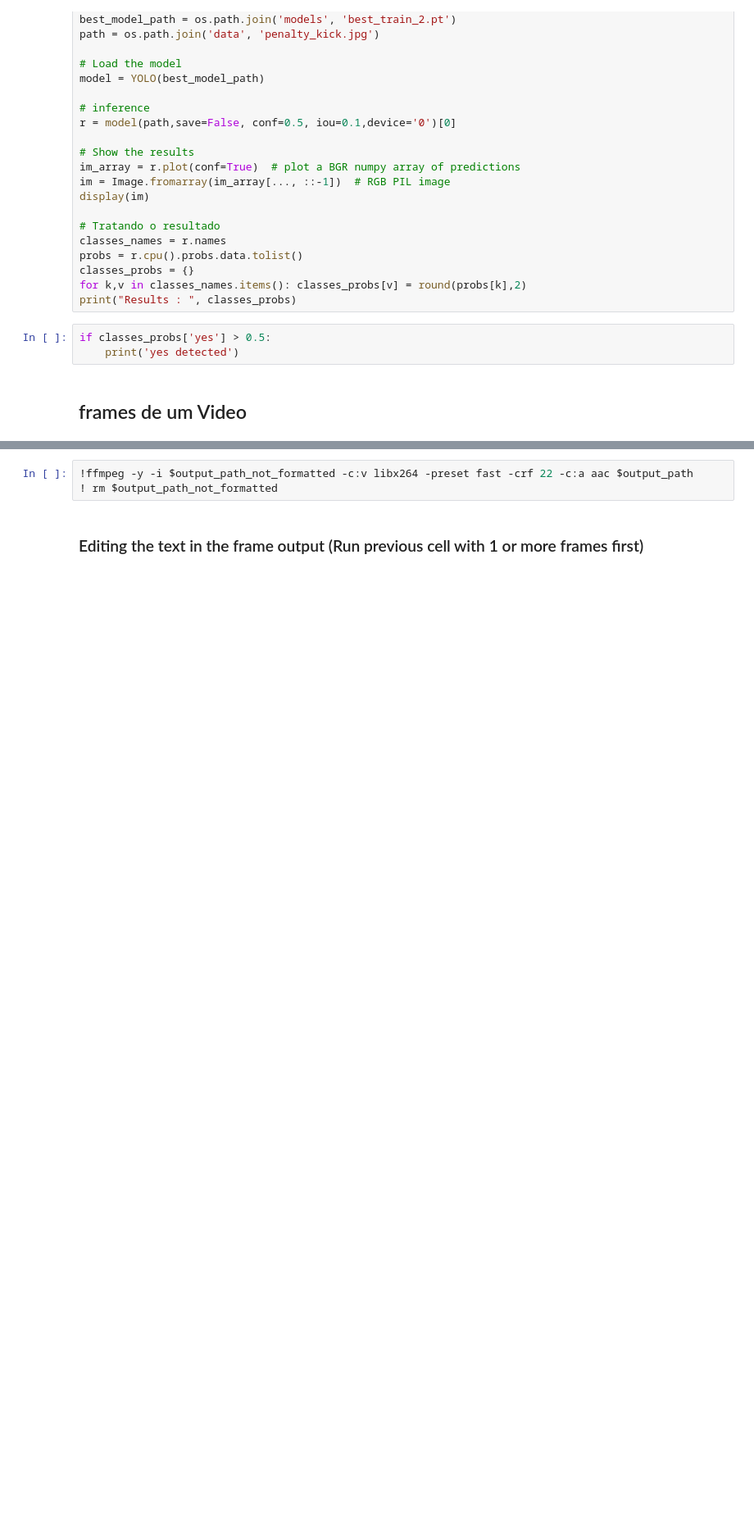
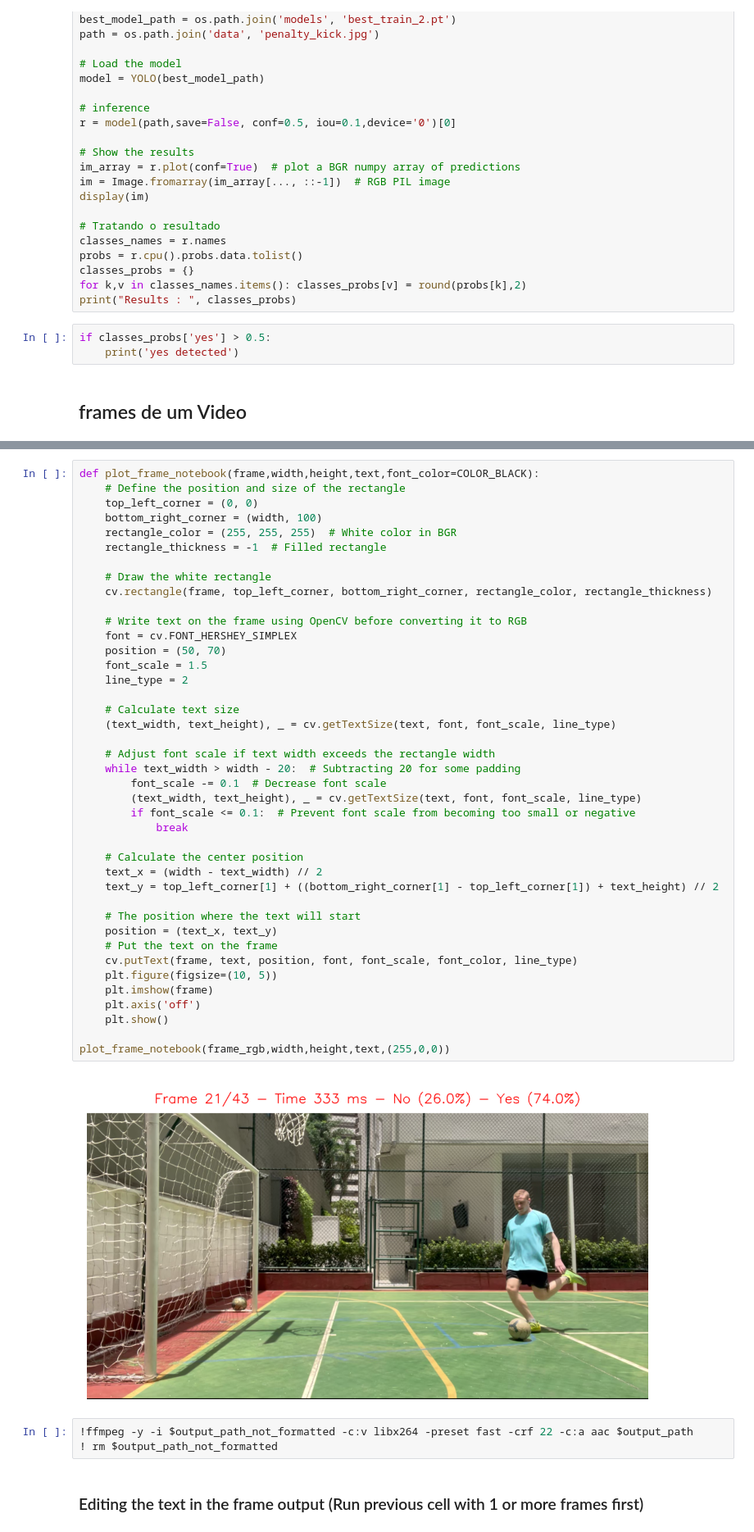
Before and after one commit to rafaelgildin/penalty_project, a Jupyter notebook: Project.ipynb, the cells around one changed output, grey strips where cells are left out. Shown at 82% size. Drawn from its saved outputs; the diff is of its cells as text; blank space fills up the shorter version.

```diff
--- a/Project.ipynb
+++ b/Project.ipynb
@@ -437,3 +431,46 @@ Frames: 0-43
+# %%
+def plot_frame_notebook(frame,width,height,text,font_color=COLOR_BLACK):
+    # Define the position and size of the rectangle
+    top_left_corner = (0, 0)
+    bottom_right_corner = (width, 100)
+    rectangle_color = (255, 255, 255)  # White color in BGR
+    rectangle_thickness = -1  # Filled rectangle
+
+    # Draw the white rectangle
+    cv.rectangle(frame, top_left_corner, bottom_right_corner, rectangle_color, rectangle_thickness)
+
+    # Write text on the frame using OpenCV before converting it to RGB
+    font = cv.FONT_HERSHEY_SIMPLEX
+    position = (50, 70)
+    font_scale = 1.5
+    line_type = 2
+
+    # Calculate text size
+    (text_width, text_height), _ = cv.getTextSize(text, font, font_scale, line_type)
+
+    # Adjust font scale if text width exceeds the rectangle width
+    while text_width > width - 20:  # Subtracting 20 for some padding
+        font_scale -= 0.1  # Decrease font scale
+        (text_width, text_height), _ = cv.getTextSize(text, font, font_scale, line_type)
+        if font_scale <= 0.1:  # Prevent font scale from becoming too small or negative
+            break
+
+    # Calculate the center position
+    text_x = (width - text_width) // 2
+    text_y = top_left_corner[1] + ((bottom_right_corner[1] - top_left_corner[1]) + text_height) // 2
+
+    # The position where the text will start
+    position = (text_x, text_y)
+    # Put the text on the frame
+    cv.putText(frame, text, position, font, font_scale, font_color, line_type)
+    plt.figure(figsize=(10, 5))
+    plt.imshow(frame)
+    plt.axis('off')
+    plt.show()
+
+plot_frame_notebook(frame_rgb,width,height,text,(255,0,0))
+# %% [output]
+[figure, added]
 # %%
 !ffmpeg -y -i $output_path_not_formatted -c:v libx264 -preset fast -crf 22 -c:a aac $output_path
 ! rm $output_path_not_formatted
```
Also changed, not shown: parts of 1 cell of this notebook, 2 other files.
